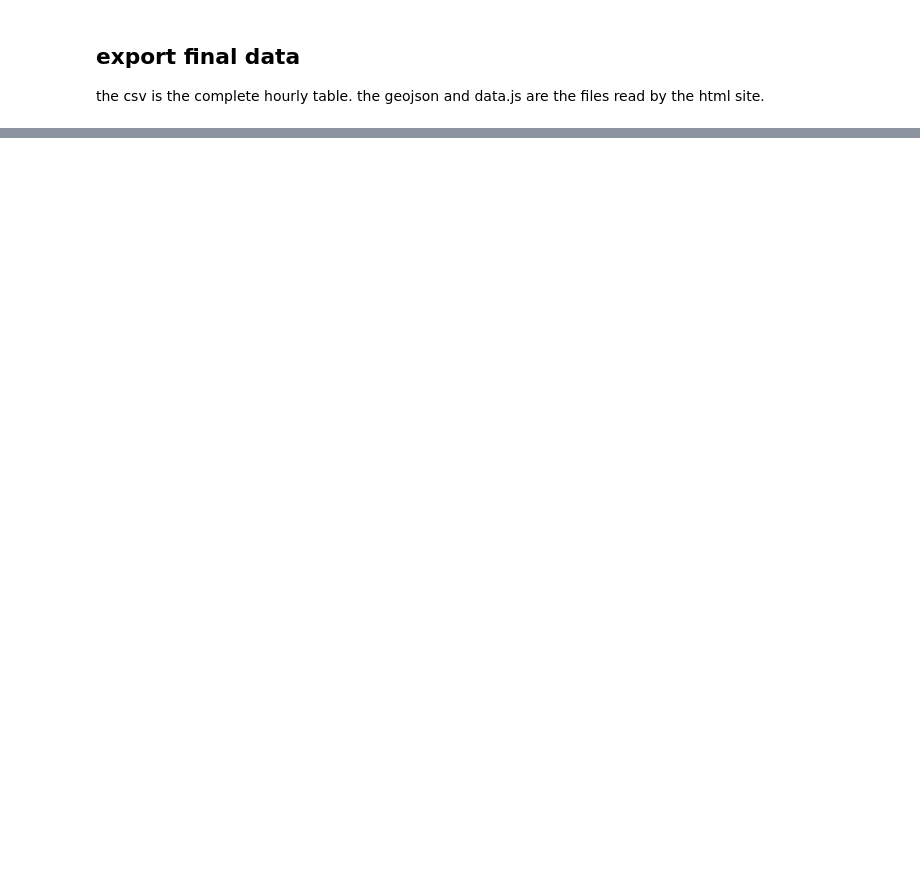
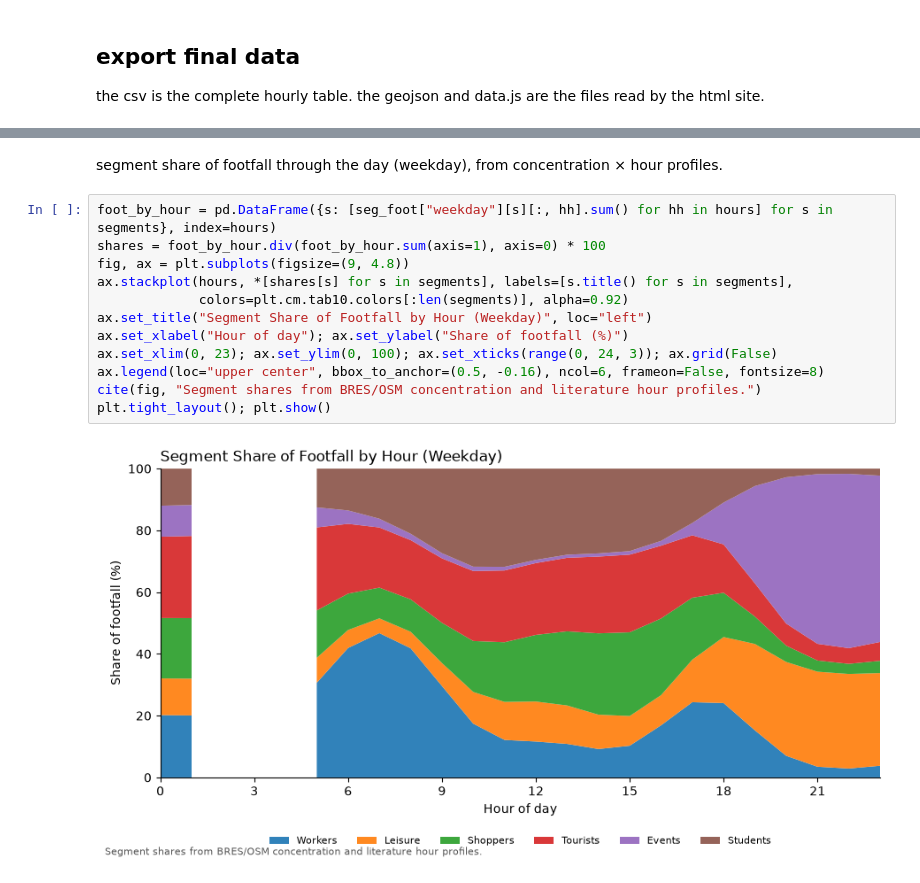
Before and after one commit to sid-081205/street-giving-london, a Jupyter notebook: analysis.ipynb, the cells around one changed output, grey strips where cells are left out. Cells and saved outputs as stored; diff of their text form; blank space fills up the shorter version.

```diff
--- a/analysis.ipynb
+++ b/analysis.ipynb
@@ -187,0 +376,16 @@ plt.tight_layout()
+# %% [markdown]
+segment share of footfall through the day (weekday), from concentration × hour profiles.
+# %%
+foot_by_hour = pd.DataFrame({s: [seg_foot["weekday"][s][:, hh].sum() for hh in hours] for s in segments}, index=hours)
+shares = foot_by_hour.div(foot_by_hour.sum(axis=1), axis=0) * 100
+fig, ax = plt.subplots(figsize=(9, 4.8))
+ax.stackplot(hours, *[shares[s] for s in segments], labels=[s.title() for s in segments],
+             colors=plt.cm.tab10.colors[:len(segments)], alpha=0.92)
+ax.set_title("Segment Share of Footfall by Hour (Weekday)", loc="left")
+ax.set_xlabel("Hour of day"); ax.set_ylabel("Share of footfall (%)")
+ax.set_xlim(0, 23); ax.set_ylim(0, 100); ax.set_xticks(range(0, 24, 3)); ax.grid(False)
+ax.legend(loc="upper center", bbox_to_anchor=(0.5, -0.16), ncol=6, frameon=False, fontsize=8)
+cite(fig, "Segment shares from BRES/OSM concentration and literature hour profiles.")
+plt.tight_layout(); plt.show()
+# %% [output]
+[figure, added]
```
Also changed, not shown: parts of 36 cells of this notebook, 19 other files.
